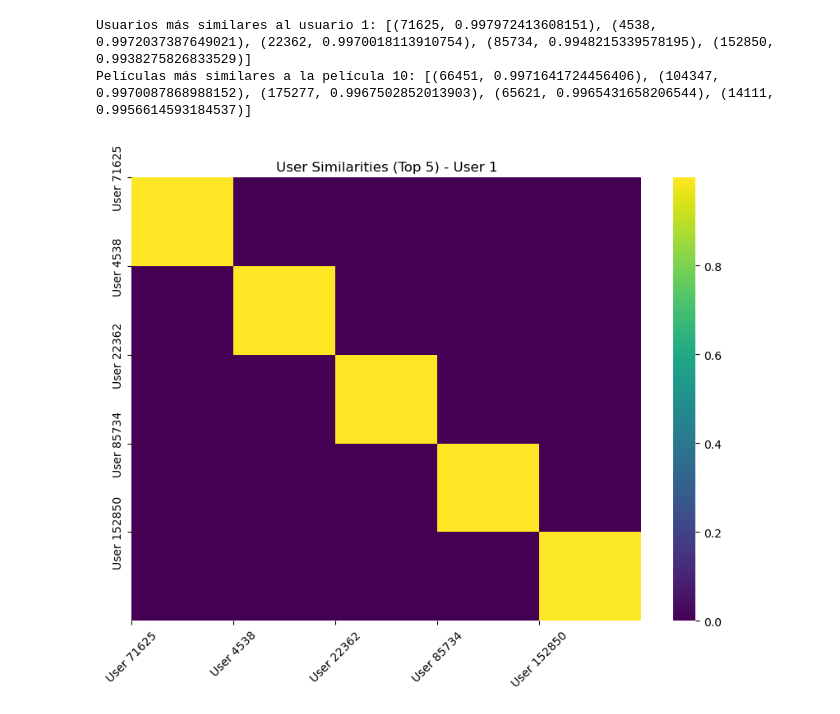
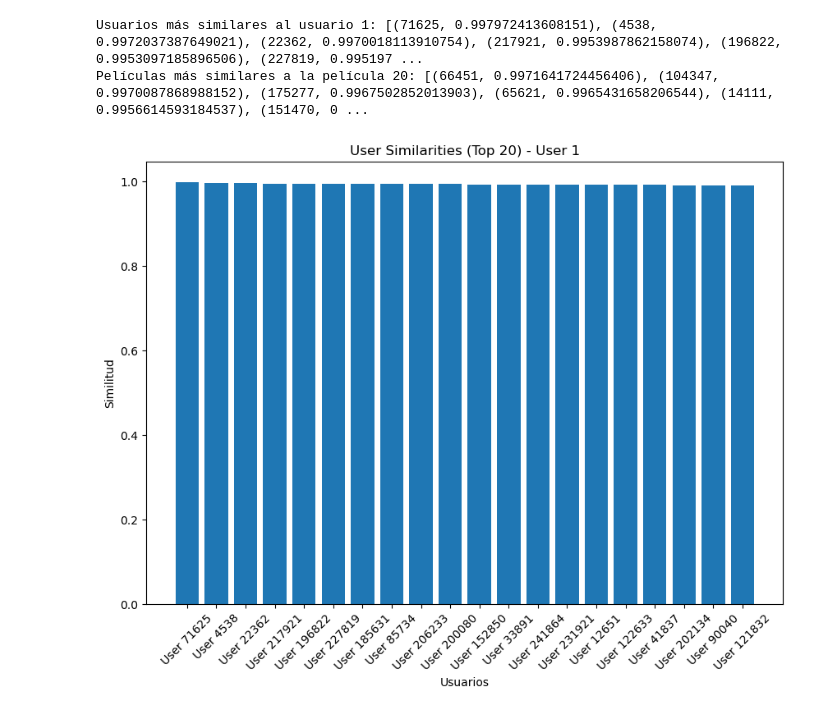
Before and after one commit to LuisFelipePoma/Movies_App, a Jupyter notebook: src/model/explainability.ipynb, the cells around one changed output. Saved outputs shown, nothing was run; the diff lists cells and outputs as text; code cells hidden in the pictures.

```diff
--- a/src/model/explainability.ipynb
+++ b/src/model/explainability.ipynb
@@ -58,43 +55,44 @@ plt.show()
 # %%
 from scipy.spatial.distance import cosine
 
-def most_similar(embedding_matrix, index, top_n=5):
-  similarities = []
-  target_vector = embedding_matrix[index]
-  for i, vector in enumerate(embedding_matrix):
-    if i != index:
-      similarity = 1 - cosine(target_vector, vector)  # Cosine similarity
-      similarities.append((i, similarity))
-  similarities.sort(key=lambda x: x[1], reverse=True)  # Sort by descending similarity
-  return similarities[:top_n]
+def most_similar(embedding_matrix, index, top_n=20):
+    similarities = []
+    target_vector = embedding_matrix[index]
+    for i, vector in enumerate(embedding_matrix):
+        if i != index:
+            similarity = 1 - cosine(target_vector, vector)  # Cosine similarity
+            similarities.append((i, similarity))
+    similarities.sort(key=lambda x: x[1], reverse=True)  # Sort by descending similarity
+    return similarities[:top_n]
 
-# Example usage (assuming you have user_embeddings and movie_embeddings)
-
-# Get most similar users to user 1 (change 1 to desired user ID)
 user_id = 1
-movie_id = 20
 similar_users = most_similar(user_embeddings, user_id)
 print("Usuarios más similares al usuario 1:", similar_users)
 
-# Ejemplo: Obtener las películas más similares a la película con ID 10
+movie_id = 20
 similar_movies = most_similar(movie_embeddings, movie_id)
-print("Películas más similares a la película 10:", similar_movies)
+print("Películas más similares a la película 20:", similar_movies)
 
-# Extract user indices and similarity scores for heatmap
 user_indices, user_similarities = zip(*similar_users)
 
-# Create a heatmap showing similarities between target user and most similar users
 plt.figure(figsize=(10, 7))
-sns.heatmap(np.diag(user_similarities), cmap='viridis')
+plt.bar(range(len(user_similarities)), user_similarities, tick_label=[f"User {i}" for i in user_indices])
+plt.title(f"User Similarities (Top {len(user_indices)}) - User {user_id}")
+plt.xlabel("Usuarios")
+plt.ylabel("Similitud")
+plt.xticks(rotation=45)
+plt.show()
 
-# Customize heatmap labels (optional)
-user_labels = [f"User {i}" for i in user_indices]
-plt.xticks(ticks=np.arange(len(user_labels)), labels=user_labels, rotation=45)
-plt.yticks(ticks=np.arange(len(user_labels)), labels=user_labels)
+movie_indices, movie_similarities = zip(*similar_movies)
 
-plt.title(f"User Similarities (Top {len(user_indices)}) - User {user_id}")
+plt.figure(figsize=(10, 7))
+plt.bar(range(len(movie_similarities)), movie_similarities, tick_label=[f"Movie {i}" for i in movie_indices])
+plt.title(f"Movie Similarities (Top {len(movie_indices)}) - Movie {movie_id}")
+plt.xlabel("Películas")
+plt.ylabel("Similitud")
+plt.xticks(rotation=45)
 plt.show()
 # %% [output]
-Usuarios más similares al usuario 1: [(71625, 0.997972413608151), (4538, 0.9972037387649021), (22362, 0.9970018113910754), (85734, 0.9948215339578195), (152850, 0.9938275826833529)]
-Películas más similares a la película 10: [(66451, 0.9971641724456406), (104347, 0.9970087868988152), (175277, 0.9967502852013903), (65621, 0.9965431658206544), (14111, 0.9956614593184537)]
+Usuarios más similares al usuario 1: [(71625, 0.997972413608151), (4538, 0.9972037387649021), (22362, 0.9970018113910754), (217921, 0.9953987862158074), (196822, 0.9953097185896506), (227819, 0.995197 ...
+Películas más similares a la película 20: [(66451, 0.9971641724456406), (104347, 0.9970087868988152), (175277, 0.9967502852013903), (65621, 0.9965431658206544), (14111, 0.9956614593184537), (151470, 0 ...
-[figure, old version]
+[figure, new version]
```
Also changed, not shown: parts of 3 cells of this notebook.
